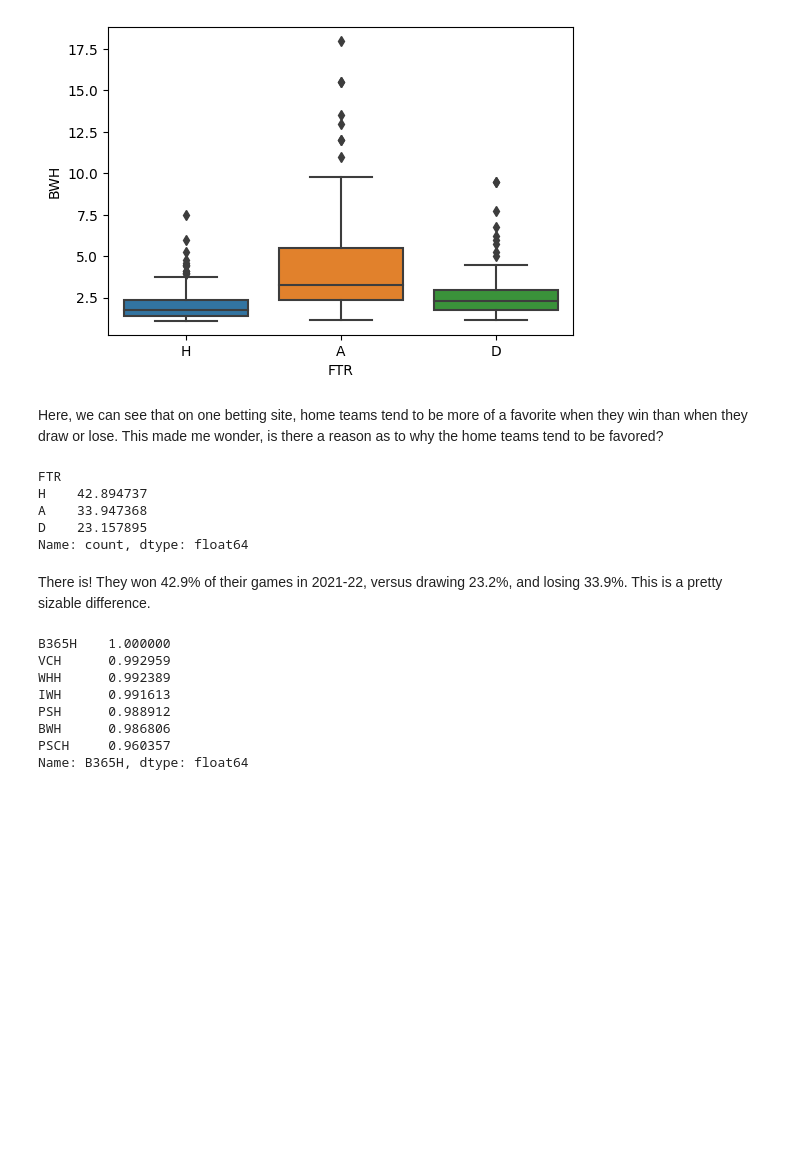
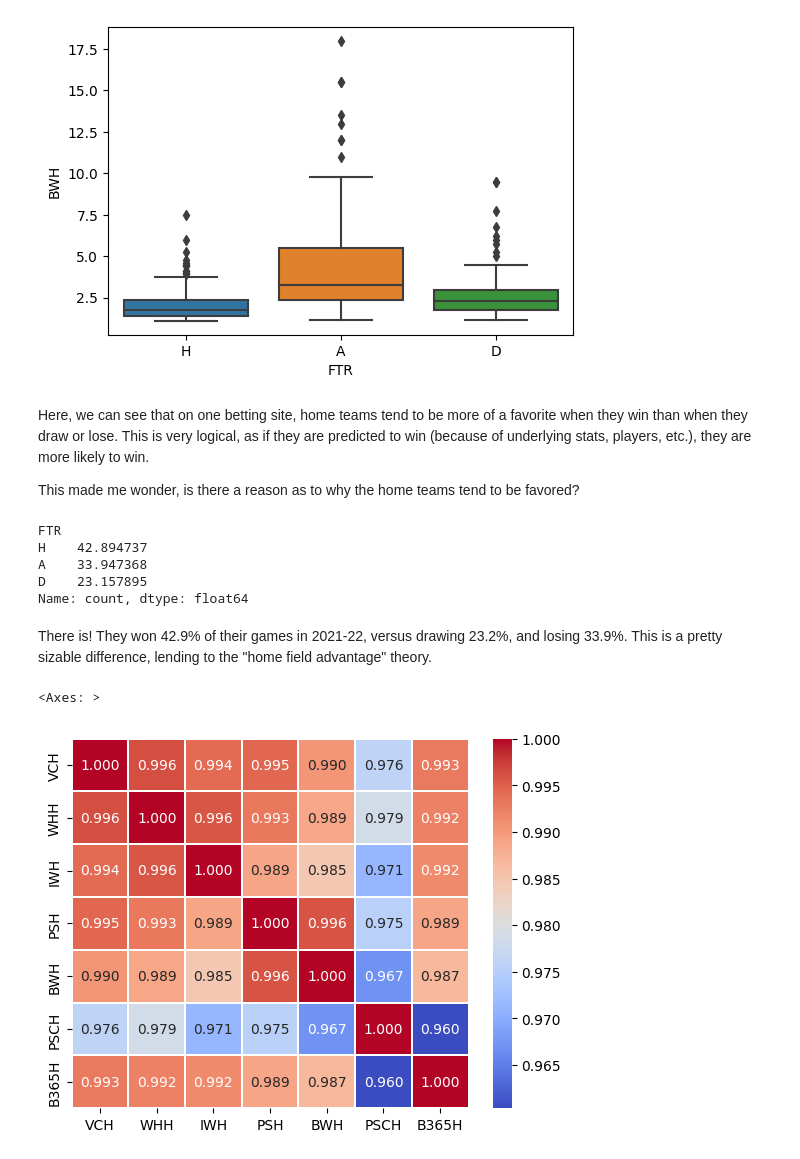
Before and after one commit to jwertheim10/DataScienceProjects, a Jupyter notebook: Soccer Analysis/soccerAnalysis.ipynb, the cells around one changed output. Cells and saved outputs as stored; diff of their text form; code cells hidden in the pictures; blank space fills up the shorter version.

```diff
--- a/Soccer Analysis/soccerAnalysis.ipynb
+++ b/Soccer Analysis/soccerAnalysis.ipynb
@@ -115,7 +123,9 @@ sns.boxplot(data = epl_data, x = 'FTR', y = 'BWH')
 <Axes: xlabel='FTR', ylabel='BWH'>
 [figure]
 # %% [markdown]
-Here, we can see that on one betting site, home teams tend to be more of a favorite when they win than when they draw or lose. This made me wonder, is there a reason as to why the home teams tend to be favored?
+Here, we can see that on one betting site, home teams tend to be more of a favorite when they win than when they draw or lose. This is very logical, as if they are predicted to win (because of underlying stats, players, etc.), they are more likely to win.
+
+This made me wonder, is there a reason as to why the home teams tend to be favored?
 # %%
 epl_data['FTR'].value_counts()/380*100
 # %% [output]
@@ -125,4 +135,4 @@ A    33.947368
 D    23.157895
 Name: count, dtype: float64
 # %% [markdown]
-There is! They won 42.9% of their games in 2021-22, versus drawing 23.2%, and losing 33.9%. This is a pretty sizable difference.
+There is! They won 42.9% of their games in 2021-22, versus drawing 23.2%, and losing 33.9%. This is a pretty sizable difference, lending to the "home field advantage" theory.
@@ -131,13 +139,9 @@ epl_data_no_str = epl_data.drop(['FTR', 'HTR'], axis = 1)
 # %%
-epl_data_no_str.corr()['B365H'].sort_values(ascending = False)[0:7],
-
-#'VCH', 'WHH','IWH','PSH','BWH','PSCH'
+home_betting_values = epl_data[['VCH', 'WHH','IWH','PSH','BWH','PSCH', 'B365H']]
-# %% [output]
-B365H    1.000000
-VCH      0.992959
-WHH      0.992389
-IWH      0.991613
-PSH      0.988912
-BWH      0.986806
-PSCH     0.960357
-Name: B365H, dtype: float64
+# %%
+home_betting_corr = home_betting_values.corr()
+# %%
+sns.heatmap(data = home_betting_corr, annot = True, fmt=".3f", linewidth = .25, cmap = 'coolwarm')
+# %% [output]
+<Axes: >
+[figure, added]
```
Also changed, not shown: parts of 14 cells of this notebook.
